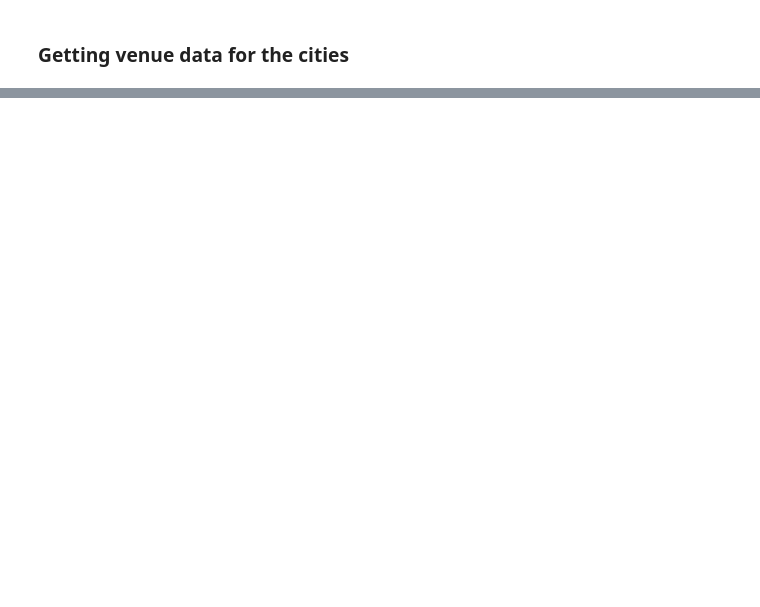
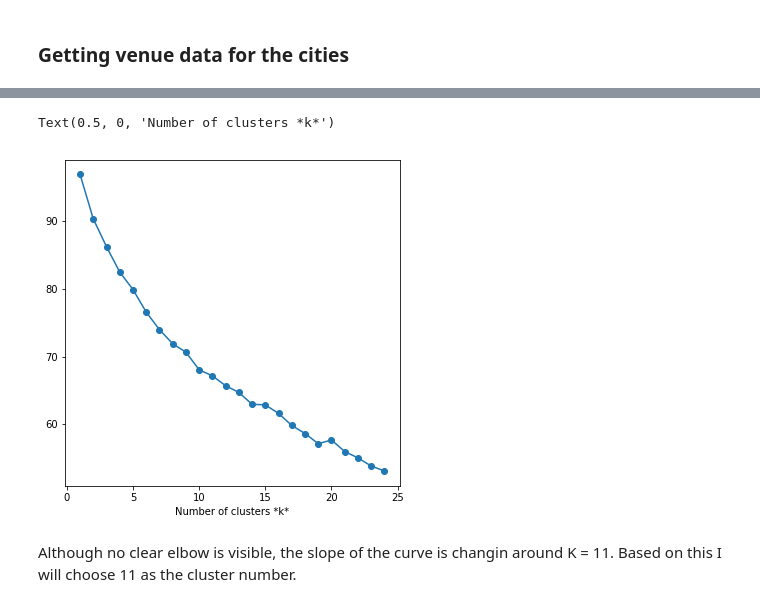
Before and after one commit to dudasaron/Applied-Data-Science---Capstone-Project, a Jupyter notebook: Clustering destinations.ipynb, the cells around one changed output, grey strips where cells are left out. Cells and saved outputs as stored; diff of their text form; code cells hidden in the pictures; blank space fills up the shorter version.

```diff
--- a/Clustering destinations.ipynb
+++ b/Clustering destinations.ipynb
@@ -229,0 +272,3 @@ venues_with_cities.groupby('City').count()
+# %%
+categories_to_drop = category_count[category_count.City < 5].append(category_count[category_count.City > 600]).index.values
+categories_to_drop
@@ -229,0 +295,9 @@ venues_with_cities.groupby('City').count()
+# %%
+drop_indexes = []
+for i, row in venues_with_cities.iterrows():
+    if row.City in cities_to_drop or row.Category in categories_to_drop:
+        drop_indexes.append(i)
+
+print("Dropping {} venues from the total of {}".format(len(drop_indexes), venues_with_cities.shape[0]))
+venues_with_cities_filtered  = venues_with_cities.drop(drop_indexes)
+venues_with_cities_filtered.shape
@@ -229,0 +307,3 @@ venues_with_cities.groupby('City').count()
+# %%
+cities_aggregated = pd.get_dummies(venues_with_cities_filtered[['City', 'Country', 'City_Latitude', 'City_Longitude', 'Category']], columns=['Category'], prefix='', prefix_sep='').groupby(['City', 'Country', 'City_Latitude', 'City_Longitude']).mean().reset_index()
+cities_aggregated.head()
@@ -229,0 +321,20 @@ venues_with_cities.groupby('City').count()
+# %%
+X = normalize(cities_aggregated.iloc[:,4:])
+
+sse = []
+list_k = list(range(1,25))
+
+for k in list_k:
+    km = KMeans(n_clusters=k)
+    km.fit(X)
+    sse.append(km.inertia_)
+
+# Plot sse against k
+plt.figure(figsize=(6, 6))
+plt.plot(list_k, sse, '-o')
+plt.xlabel(r'Number of clusters *k*')
+# %% [output]
+Text(0.5, 0, 'Number of clusters *k*')
+[figure, added]
+# %% [markdown]
+Although no clear elbow is visible, the slope of the curve is changin around K = 11. Based on this I will choose 11 as the cluster number.
```
Also changed, not shown: parts of 21 cells of this notebook.
